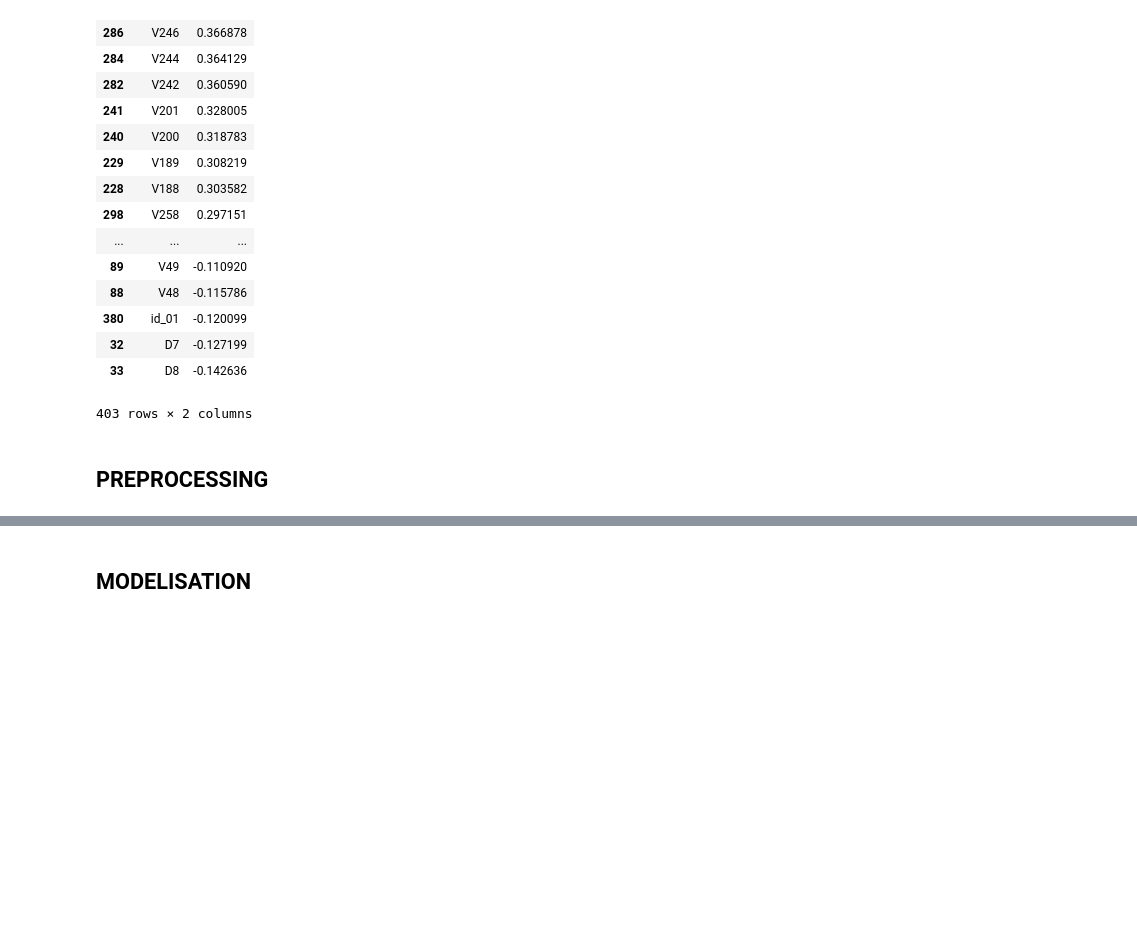
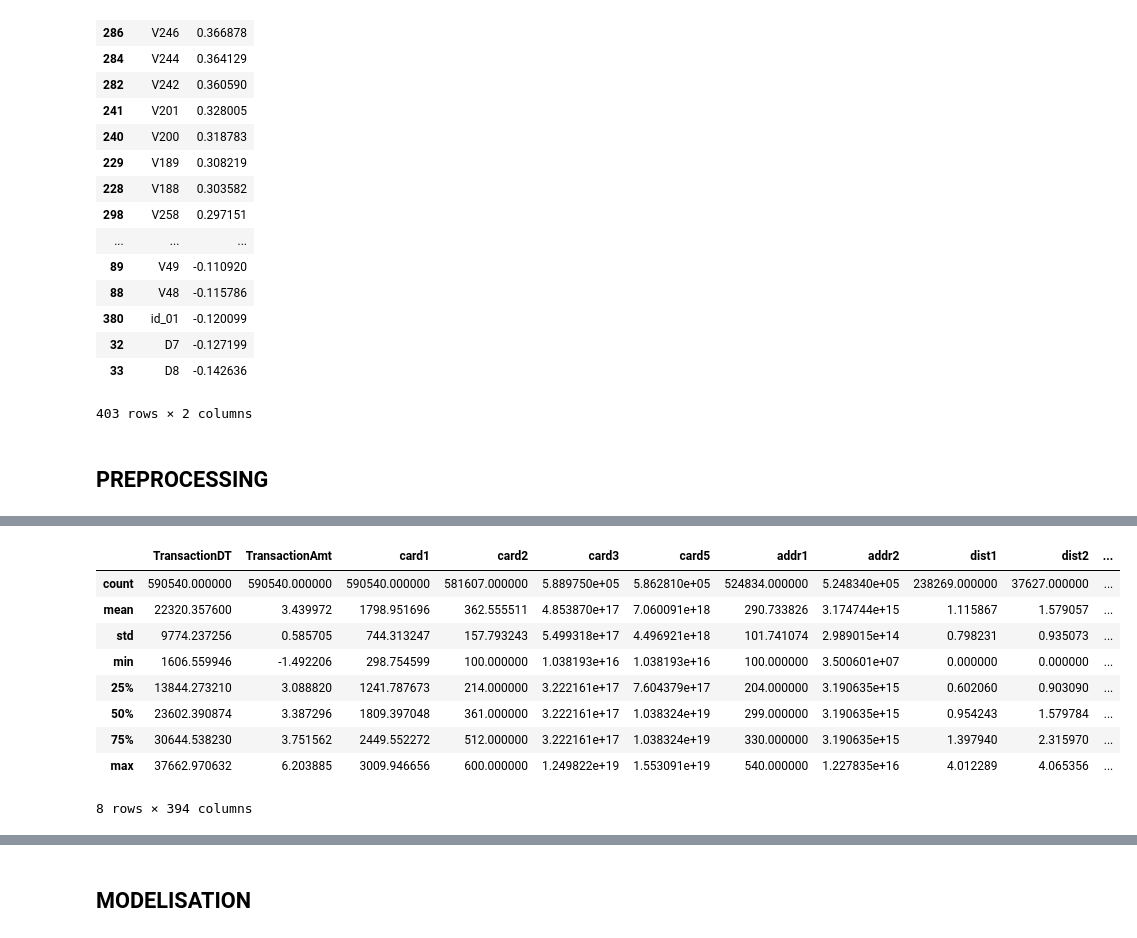
Before and after one commit to damien1994/fraud_detection_kaggle, a Jupyter notebook: notebooks/V1.ipynb, the cells around one changed output, grey strips where cells are left out. Saved outputs shown, nothing was run; the diff lists cells and outputs as text; code cells hidden in the pictures; blank space fills up the shorter version.

```diff
--- a/notebooks/V1.ipynb
+++ b/notebooks/V1.ipynb
@@ -122,0 +208,13 @@ df_quanti=df.select_dtypes(exclude=['category'])
+# %%
+df_quanti.describe()
+# %% [output]
+|  | TransactionDT | TransactionAmt | card1 | card2 | card3 | card5 | addr1 | addr2 | dist1 | dist2 | ... |
+| count | 590540.000000 | 590540.000000 | 590540.000000 | 581607.000000 | 5.889750e+05 | 5.862810e+05 | 524834.000000 | 5.248340e+05 | 238269.000000 | 37627.000000 | ... |
+| mean | 22320.357600 | 3.439972 | 1798.951696 | 362.555511 | 4.853870e+17 | 7.060091e+18 | 290.733826 | 3.174744e+15 | 1.115867 | 1.579057 | ... |
+| std | 9774.237256 | 0.585705 | 744.313247 | 157.793243 | 5.499318e+17 | 4.496921e+18 | 101.741074 | 2.989015e+14 | 0.798231 | 0.935073 | ... |
+| min | 1606.559946 | -1.492206 | 298.754599 | 100.000000 | 1.038193e+16 | 1.038193e+16 | 100.000000 | 3.500601e+07 | 0.000000 | 0.000000 | ... |
+| 25% | 13844.273210 | 3.088820 | 1241.787673 | 214.000000 | 3.222161e+17 | 7.604379e+17 | 204.000000 | 3.190635e+15 | 0.602060 | 0.903090 | ... |
+| 50% | 23602.390874 | 3.387296 | 1809.397048 | 361.000000 | 3.222161e+17 | 1.038324e+19 | 299.000000 | 3.190635e+15 | 0.954243 | 1.579784 | ... |
+| 75% | 30644.538230 | 3.751562 | 2449.552272 | 512.000000 | 3.222161e+17 | 1.038324e+19 | 330.000000 | 3.190635e+15 | 1.397940 | 2.315970 | ... |
+| max | 37662.970632 | 6.203885 | 3009.946656 | 600.000000 | 1.249822e+19 | 1.553091e+19 | 540.000000 | 1.227835e+16 | 4.012289 | 4.065356 | ... |
+8 rows × 394 columns
```
Also changed, not shown: parts of 35 cells of this notebook.
